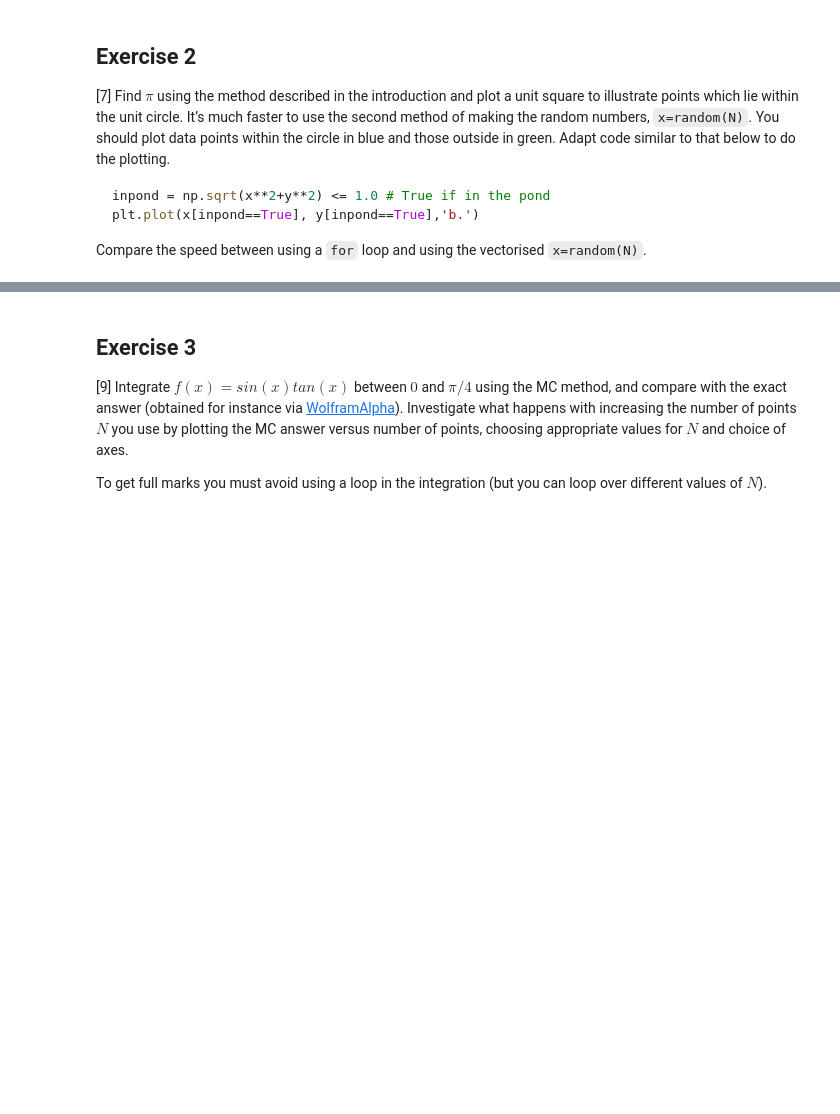
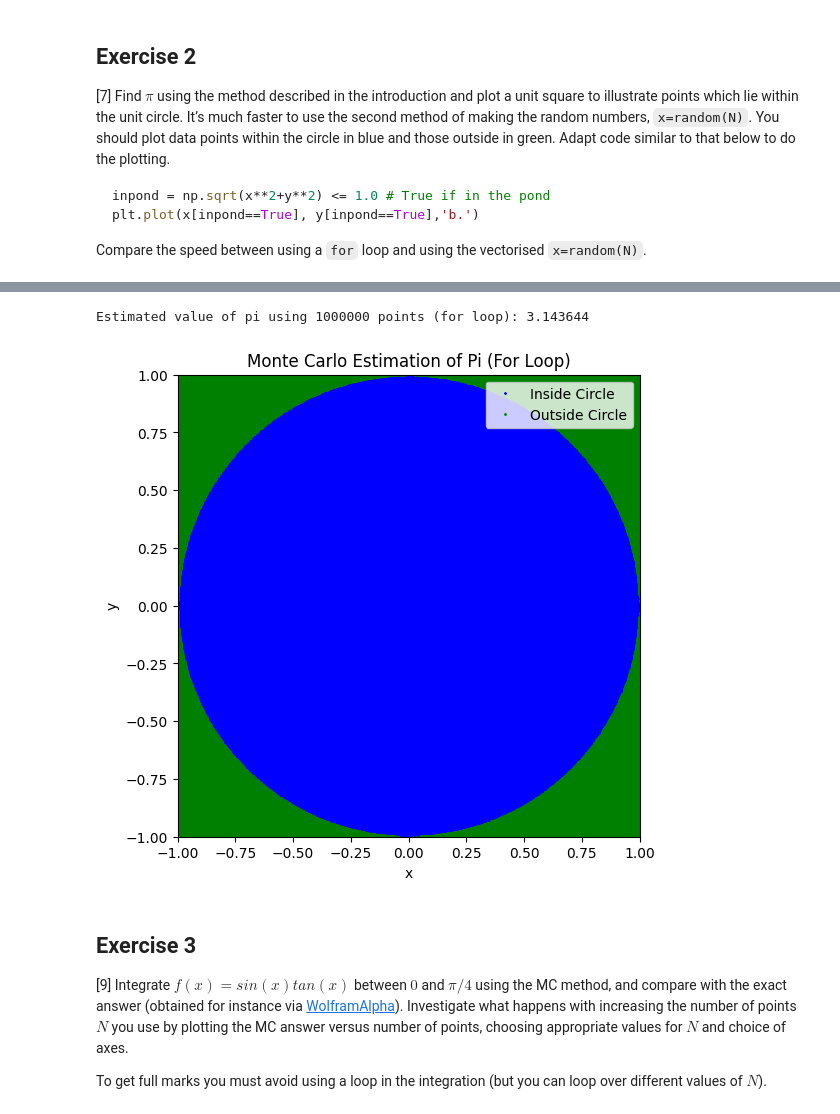
Before and after one commit to PX2145-2025/week-6-b-Brega-Harley, a Jupyter notebook: Monte_Carlo.ipynb, the cells around one changed output, grey strips where cells are left out. Drawn from its saved outputs; the diff is of its cells as text; code cells hidden in the pictures; blank space fills up the shorter version.

```diff
--- a/Monte_Carlo.ipynb
+++ b/Monte_Carlo.ipynb
@@ -264,3 +264,39 @@ Estimated value of pi: 3.143296
+# %%
+N = int(1e6)
+n = 0
+x_inside = []
+y_inside = []
+x_outside = []
+y_outside = []
+for i in range(N):
+    x = 2 * random() - 1
+    y = 2 * random() - 1
+    r_squared = x**2 + y**2
+
+    if r_squared <= 1.0:
+        n += 1
+        x_inside.append(x)
+        y_inside.append(y)
+    else:
+        x_outside.append(x)
+        y_outside.append(y)
+pi_estimate_for_loop = 4 * n / N
+print(f"Estimated value of pi using {N} points (for loop): {pi_estimate_for_loop}")
+plt.figure(figsize=(6,6))
+plt.plot(x_inside, y_inside,'b.', markersize=2, label='Inside Circle')
+plt.plot(x_outside, y_outside,'g.', markersize=2, label='Outside Circle')
+plt.xlim([-1, 1])
+plt.ylim([-1, 1])
+plt.gca().set_aspect('equal', adjustable='box')
+plt.title('Monte Carlo Estimation of Pi (For Loop)')
+plt.xlabel('x')
+plt.ylabel('y')
+plt.legend()
+plt.grid(True)
+plt.show()
+# %% [output]
+Estimated value of pi using 1000000 points (for loop): 3.143644
+[figure, added]
 # %% [markdown]
 ## Exercise 3
 
```
Also changed, not shown: parts of 11 cells of this notebook.
